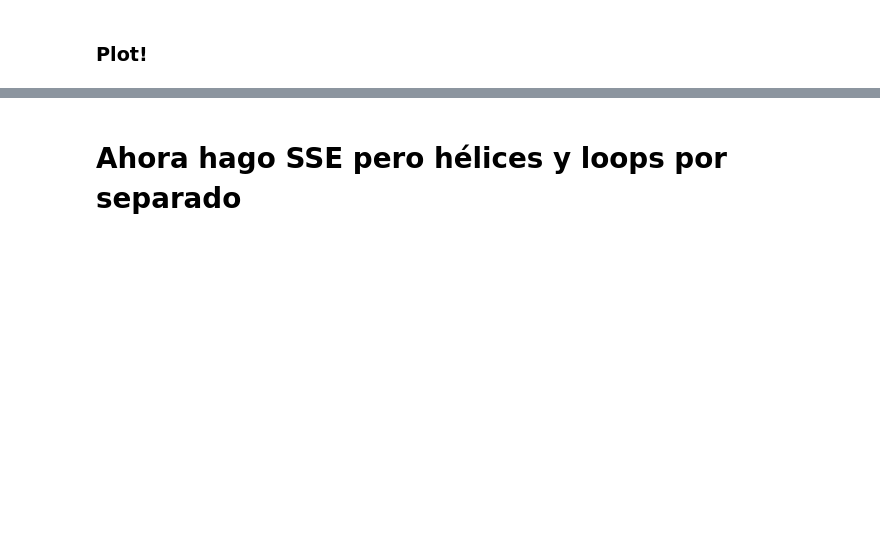
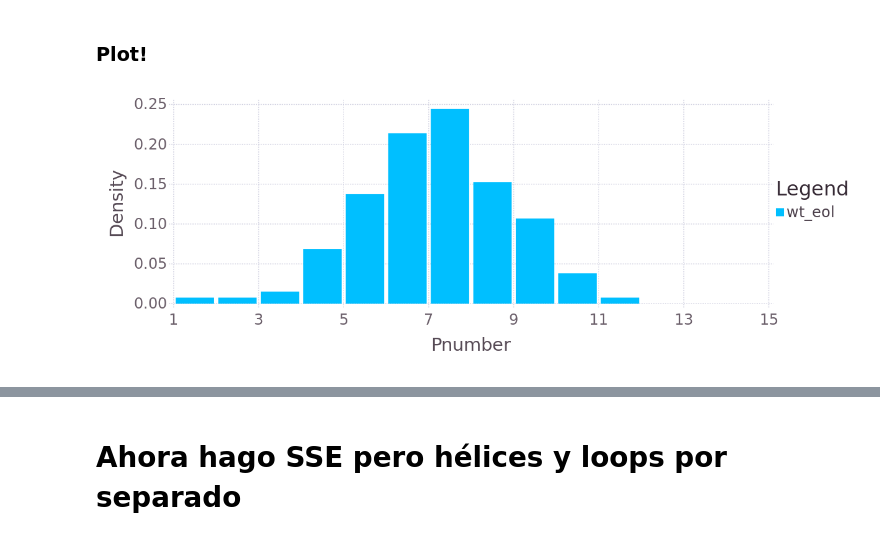
Before and after one commit to pgbarletta/obp16, a Jupyter notebook: src/wt_superpose.ipynb, the cells around one changed output, grey strips where cells are left out. Saved outputs shown, nothing was run; the diff lists cells and outputs as text; code cells hidden in the pictures; blank space fills up the shorter version.

```diff
--- a/src/wt_superpose.ipynb
+++ b/src/wt_superpose.ipynb
@@ -58,5 +128,5 @@ read_ptraj_rmsd (generic function with 1 method)
 # %% [markdown]
 ## Preparo
 # %%
-home = "/home/german/labo/16/obp/run/"
+home = "/home/german/labo/16/obp/"
 # %% [output]
@@ -65,19 +135,19 @@ home = "/home/german/labo/16/obp/run/"
 ## wt_apo
 # %%
 # Preparo variables
-wt_apo_tr=Trajectory(string(home, "wt_apo/pca/avg_full_fit_wt_apo.nc"))
+wt_apo_tr=Trajectory(string(home, "run/wt_apo/pca/avg_full_fit_wt_apo.nc"))
 wt_apo_atom_cnt=convert(Int32, natoms(read_step(wt_apo_tr, 1)))
 wt_apo_frames_cnt=convert(Int32, nsteps(wt_apo_tr))
-wt_apo_avg_tr=Trajectory(string(home, "wt_apo/pca/avg_wt_apo.pdb"));
+wt_apo_avg_tr=Trajectory(string(home, "run/wt_apo/pca/avg_wt_apo.pdb"));
 wt_apo_avg_fr = read(wt_apo_avg_tr);
 
 # Acá leo los indices de los carbonos alfa p/ subsettear los vectores posición.
-file_wt_apo_ca_index=open("/home/german/labo/16/obp/run/wt_apo/ca_index_wt_apo");
+file_wt_apo_ca_index=open(string(home, "run/wt_apo/ca_index_wt_apo"));
 wt_apo_ca_index = convert(Array{Int64,2}, readdlm(file_wt_apo_ca_index));
-wt_apo_ca_index = reshape(wt_ctv_ca_index, length(wt_apo_ca_index))
+wt_apo_ca_index = reshape(wt_apo_ca_index, length(wt_apo_ca_index))
 wt_apo_ca_index3 = map(x -> x*3,
-                    repeat(wt_ctv_ca_index, inner=[3])) - repeat([2, 1, 0],
-                    outer = [length(wt_ctv_ca_index)])
+                    repeat(wt_apo_ca_index, inner=[3])) - repeat([2, 1, 0],
+                    outer = [length(wt_apo_ca_index)])
 # Subsetteo
 wt_apo_avg_xyz = getindex(positions(wt_apo_avg_fr), wt_apo_ca_index3)
 
@@ -98,7 +168,7 @@ for i=1:wt_apo_frames_cnt
 end
 
 # Leo los modos de PCA
-modes_wt_apo, evals_wt_apo = read_ptraj_modes(string(home, "wt_apo/pca/modes_wt_apo"), aa3);
+modes_wt_apo, evals_wt_apo = read_ptraj_modes(string(home, "run/wt_apo/pca/modes_wt_apo"), aa3);
 
 # Proyecto los vectores diferencia sobre la base de PCA y obtengo los p-numbers
 projection_wt_apo = transpose(modes_wt_apo) * diff_vtr_wt_apo;
@@ -108,9 +178,6 @@ pnum_wt_apo = map(x -> 1/x, pnum_wt_apo);
 
 # Limpio memoria
 wt_apo_tr=0;
-#modes_wt_apo=0;
-#diff_vtr_wt_apo=0;
-#projection_wt_apo1=0;
 gc();
 # %% [markdown]
 ## wt_ctv
@@ -610,0 +584,17 @@ draw(PDF("sse_hist_wt2.pdf", 45cm, 15cm), pnum_sse_hist);
+# %%
+# Get the histogram.
+weigths = repeat([1], inner = [length(pnum_sse_wt_apo)])
+bins = collect(1:sse_count)
+hist_counts_pnum_sse_wt_apo, bins_counts_pnum_sse_wt_apo = WeightedHist(pnum_sse_wt_apo, bins, weigths, true)
+
+# Compile into a dataframe.
+df_hist_wt_apo = DataFrame(Density = hist_counts_pnum_sse_wt_apo, Pnumber = bins_counts_pnum_sse_wt_apo)
+
+plot(df_hist_wt_apo, x = "Pnumber", y = "Density", Geom.bar(position=:dodge),
+Coord.cartesian(xmin = 1, xmax = 15), Guide.xticks(ticks = collect(1:2:15)),
+Guide.manual_color_key("Legend", ["wt_eol"], ["Deepskyblue"]),
+Theme(default_color=colorant"Deepskyblue", bar_spacing = 5pt, grid_line_width=1pt,
+minor_label_font_size = 18pt, major_label_font_size = 22pt, key_title_font_size = 24pt,
+key_label_font_size = 18pt))
+# %% [output]
+[figure, added]
```
Also changed, not shown: parts of 37 cells of this notebook, 4 other files.
